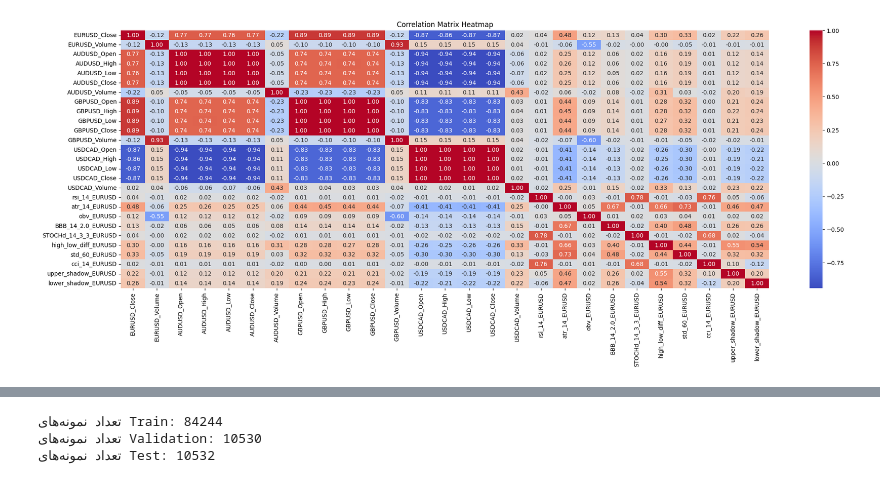
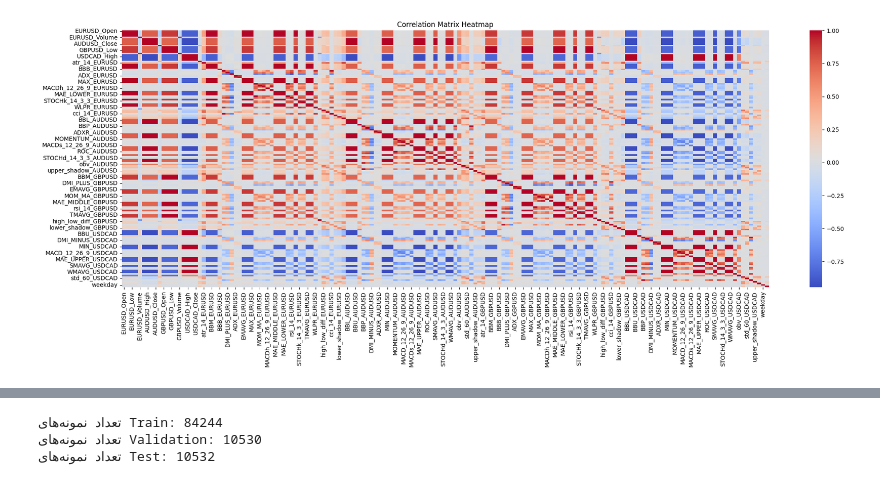
Before and after one commit to mostafamhmdi/alpha-niroo, a Jupyter notebook: more-money-transformer.ipynb, the cells around one changed output, grey strips where cells are left out. Cells and saved outputs as stored; diff of their text form; code cells hidden in the pictures.

```diff
--- a/more-money-transformer.ipynb
+++ b/more-money-transformer.ipynb
@@ -193,34 +166,9 @@ Index(['EURUSD_Open', 'EURUSD_High', 'EURUSD_Low', 'EURUSD_Close',
 # %%
 import seaborn as sns
-correlation_matrix = df[['EURUSD_Open', 'EURUSD_High', 'EURUSD_Low', 'EURUSD_Close',
-       'EURUSD_Volume', 'AUDUSD_Open', 'AUDUSD_High', 'AUDUSD_Low',
-       'AUDUSD_Close', 'AUDUSD_Volume', 'GBPUSD_Open', 'GBPUSD_High',
-       'GBPUSD_Low', 'GBPUSD_Close', 'GBPUSD_Volume', 'USDCAD_Open',
-       'USDCAD_High', 'USDCAD_Low', 'USDCAD_Close', 'USDCAD_Volume',
-       'rsi_14_EURUSD', 'atr_14_EURUSD', 'obv_EURUSD', 'MACD_12_26_9_EURUSD',
-       'MACDh_12_26_9_EURUSD', 'MACDs_12_26_9_EURUSD', 'BBL_14_2.0_EURUSD',
-       'BBM_14_2.0_EURUSD', 'BBU_14_2.0_EURUSD', 'BBB_14_2.0_EURUSD',
-       'BBP_14_2.0_EURUSD', 'STOCHk_14_3_3_EURUSD', 'STOCHd_14_3_3_EURUSD',
-       'high_low_diff_EURUSD', 'std_60_EURUSD', 'cci_14_EURUSD',
-       'upper_shadow_EURUSD', 'lower_shadow_EURUSD']].corr()
+correlation_matrix = df.corr()
 plt.figure(figsize=(25, 8))
-sns.heatmap(correlation_matrix, annot=True, cmap='coolwarm', fmt=".2f")
+sns.heatmap(correlation_matrix, cmap='coolwarm', fmt=".2f")
 plt.title('Correlation Matrix Heatmap')
 plt.show()
+# %% [output]
+[figure, added]
-# %%
-import seaborn as sns
-correlation_matrix = df[[
-       'EURUSD_Volume', 'AUDUSD_Open', 'AUDUSD_High', 'AUDUSD_Low',
-       'AUDUSD_Close', 'AUDUSD_Volume', 'GBPUSD_Open', 'GBPUSD_High',
-       'GBPUSD_Low', 'GBPUSD_Close', 'GBPUSD_Volume', 'USDCAD_Open',
-       'USDCAD_High', 'USDCAD_Low', 'USDCAD_Close', 'USDCAD_Volume',
-       'rsi_14_EURUSD', 'atr_14_EURUSD', 'obv_EURUSD','EURUSD_Close', 'BBB_14_2.0_EURUSD',
-       'STOCHd_14_3_3_EURUSD',
-       'high_low_diff_EURUSD', 'std_60_EURUSD', 'cci_14_EURUSD',
-       'upper_shadow_EURUSD', 'lower_shadow_EURUSD']].corr()
-plt.figure(figsize=(25, 8))
-sns.heatmap(correlation_matrix, annot=True, cmap='coolwarm', fmt=".2f")
-plt.title('Correlation Matrix Heatmap')
-plt.show()
-# %% [output]
-[figure, removed]
```
Also changed, not shown: parts of 24 cells of this notebook.
